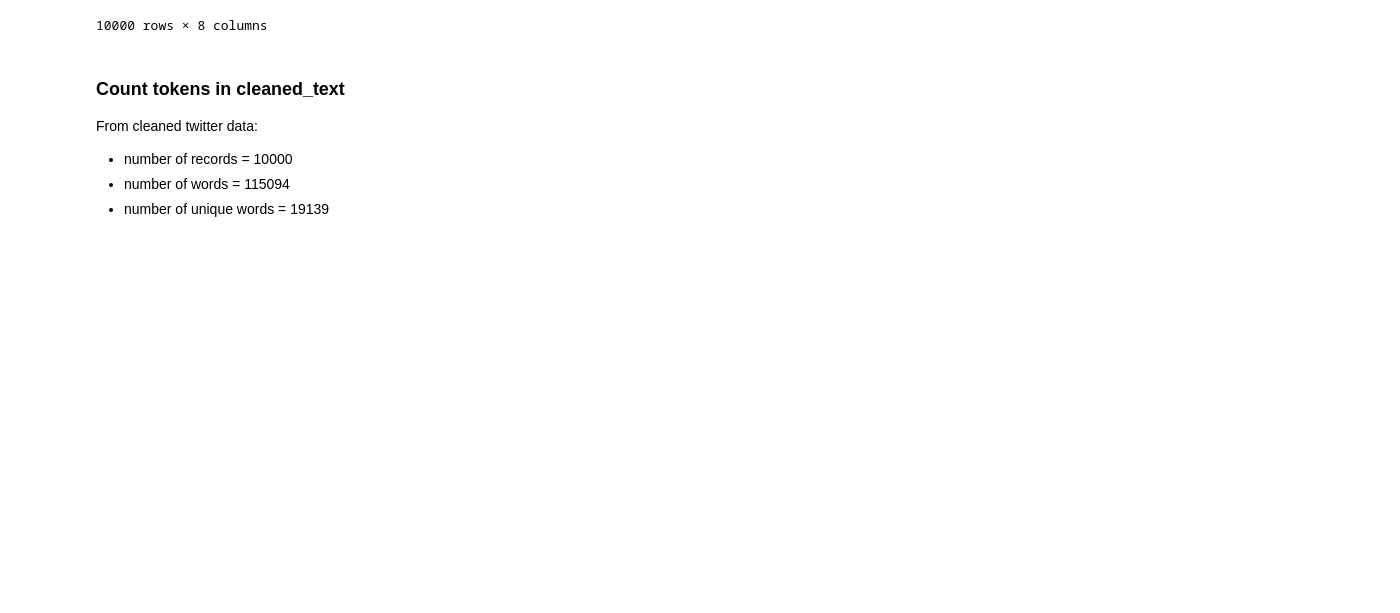
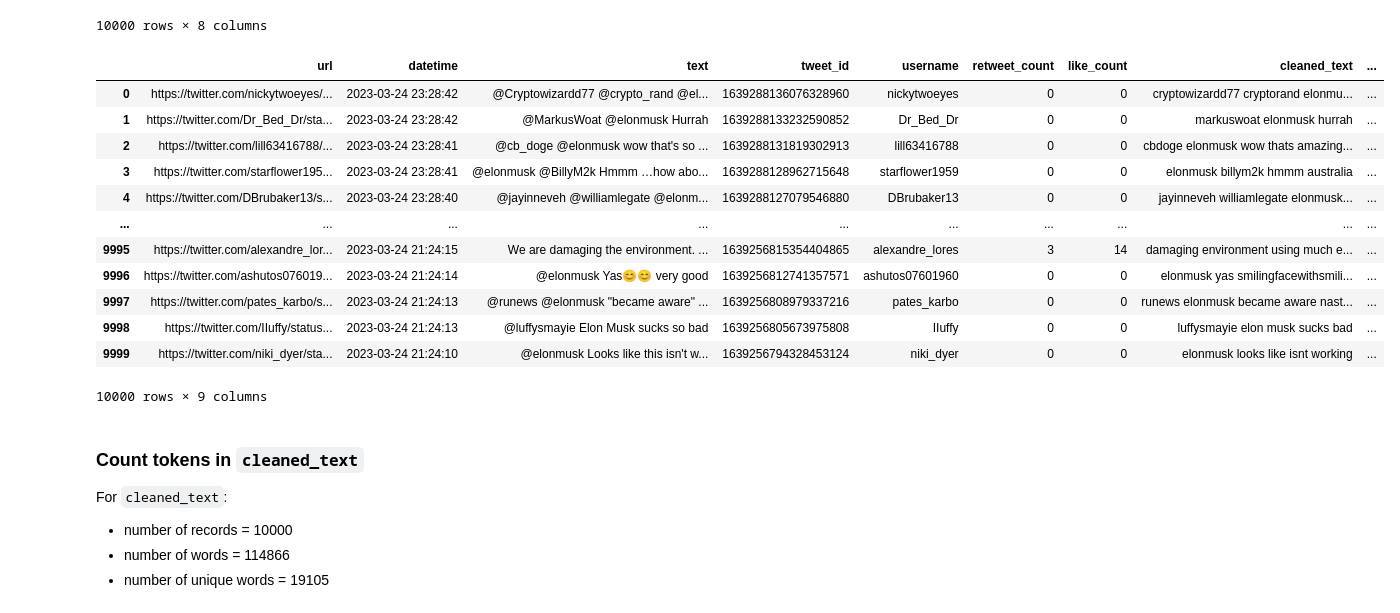
Before and after one commit to josephinehemingway/CZ4034_InfoRet, a Jupyter notebook: twitter_data_cleaning.ipynb, the cells around one changed output. Drawn from its saved outputs; the diff is of its cells as text; code cells hidden in the pictures; blank space fills up the shorter version.

Commit message:
Update twitter data preprocessing
- Added column for cleaned text with stopwords

```diff
--- a/twitter_data_cleaning.ipynb
+++ b/twitter_data_cleaning.ipynb
@@ -174,4 +174,4 @@ def remove_urls(text):
 
 
 # custom punctuation
-punctuations = string.punctuation + "´‘’“”…–€"
+punctuations = string.punctuation + "´‘’“”…–€«»"
@@ -181,6 +240,9 @@ def preprocess_text(text):
 
     #convert lowercase
     cleaned_text = text.lower()
+
+    # Replace/remove junk text
+    cleaned_text = dejunk(cleaned_text)
 
     #convert emoji into words
     cleaned_text = convert_emojis(cleaned_text)
@@ -200,4 +262,31 @@ def preprocess_text(text):
 
     #return cleaned text
     return ' '.join(clean_words)
+# %%
+#making a text-cleaning function
+def preprocess_text_v2(text):
+
+    #convert lowercase
+    cleaned_text = text.lower()
+
+    # Replace/remove junk text
+    cleaned_text = dejunk(cleaned_text)
+
+    #convert emoji into words
+    cleaned_text = convert_emojis(cleaned_text)
+
+    # convert emoticons into words
+    cleaned_text = convert_emoticons(cleaned_text)
+
+    # remove urls
+    cleaned_text = remove_urls(cleaned_text)
+
+    # Decontract
+    cleaned_text = decontract(cleaned_text)
+
+    #remove punctuations
+    nopunc = [char for char in cleaned_text if char not in punctuations]
+    nopunc = ''.join(nopunc)
+
+    return nopunc
 # %%
@@ -218,4 +308,23 @@ df
 | 9998 | https://twitter.com/IIuffy/status... | 2023-03-24 21:24:13 | @luffysmayie Elon Musk sucks so bad | 1639256805673975808 | IIuffy | 0 | 0 | luffysmayie elon musk sucks bad |
 | 9999 | https://twitter.com/niki_dyer/sta... | 2023-03-24 21:24:10 | @elonmusk Looks like this isn't w... | 1639256794328453124 | niki_dyer | 0 | 0 | elonmusk looks like isnt working |
 10000 rows × 8 columns
+# %%
+# Cleaned text with stopwords
+df["cleaned_text_with_stopwords"] = df["text"].apply(preprocess_text_v2)
+
+df
+# %% [output]
+|  | url | datetime | text | tweet_id | username | retweet_count | like_count | cleaned_text | ... |
+| 0 | https://twitter.com/nickytwoeyes/... | 2023-03-24 23:28:42 | @Cryptowizardd77 @crypto_rand @el... | 1639288136076328960 | nickytwoeyes | 0 | 0 | cryptowizardd77 cryptorand elonmu... | ... |
+| 1 | https://twitter.com/Dr_Bed_Dr/sta... | 2023-03-24 23:28:42 | @MarkusWoat @elonmusk Hurrah | 1639288133232590852 | Dr_Bed_Dr | 0 | 0 | markuswoat elonmusk hurrah | ... |
+| 2 | https://twitter.com/lill63416788/... | 2023-03-24 23:28:41 | @cb_doge @elonmusk wow that's so ... | 1639288131819302913 | lill63416788 | 0 | 0 | cbdoge elonmusk wow thats amazing... | ... |
+| 3 | https://twitter.com/starflower195... | 2023-03-24 23:28:41 | @elonmusk @BillyM2k Hmmm …how abo... | 1639288128962715648 | starflower1959 | 0 | 0 | elonmusk billym2k hmmm australia | ... |
+| 4 | https://twitter.com/DBrubaker13/s... | 2023-03-24 23:28:40 | @jayinneveh @williamlegate @elonm... | 1639288127079546880 | DBrubaker13 | 0 | 0 | jayinneveh williamlegate elonmusk... | ... |
+| ... | ... | ... | ... | ... | ... | ... | ... | ... | ... |
+| 9995 | https://twitter.com/alexandre_lor... | 2023-03-24 21:24:15 | We are damaging the environment. ... | 1639256815354404865 | alexandre_lores | 3 | 14 | damaging environment using much e... | ... |
+| 9996 | https://twitter.com/ashutos076019... | 2023-03-24 21:24:14 | @elonmusk Yas😊😊 very good | 1639256812741357571 | ashutos07601960 | 0 | 0 | elonmusk yas smilingfacewithsmili... | ... |
+| 9997 | https://twitter.com/pates_karbo/s... | 2023-03-24 21:24:13 | @runews @elonmusk "became aware" ... | 1639256808979337216 | pates_karbo | 0 | 0 | runews elonmusk became aware nast... | ... |
+| 9998 | https://twitter.com/IIuffy/status... | 2023-03-24 21:24:13 | @luffysmayie Elon Musk sucks so bad | 1639256805673975808 | IIuffy | 0 | 0 | luffysmayie elon musk sucks bad | ... |
+| 9999 | https://twitter.com/niki_dyer/sta... | 2023-03-24 21:24:10 | @elonmusk Looks like this isn't w... | 1639256794328453124 | niki_dyer | 0 | 0 | elonmusk looks like isnt working | ... |
+10000 rows × 9 columns
 # %%
@@ -224,8 +333,8 @@ df
 # %% [markdown]
-### Count tokens in cleaned_text
+### Count tokens in `cleaned_text`
 
-From cleaned twitter data:
+For `cleaned_text`:
 - number of records = 10000
-- number of words = 115094
-- number of unique words = 19139
+- number of words = 114866
+- number of unique words = 19105
 # %%
```
Also changed, not shown: parts of 12 cells of this notebook, 1 other file.
